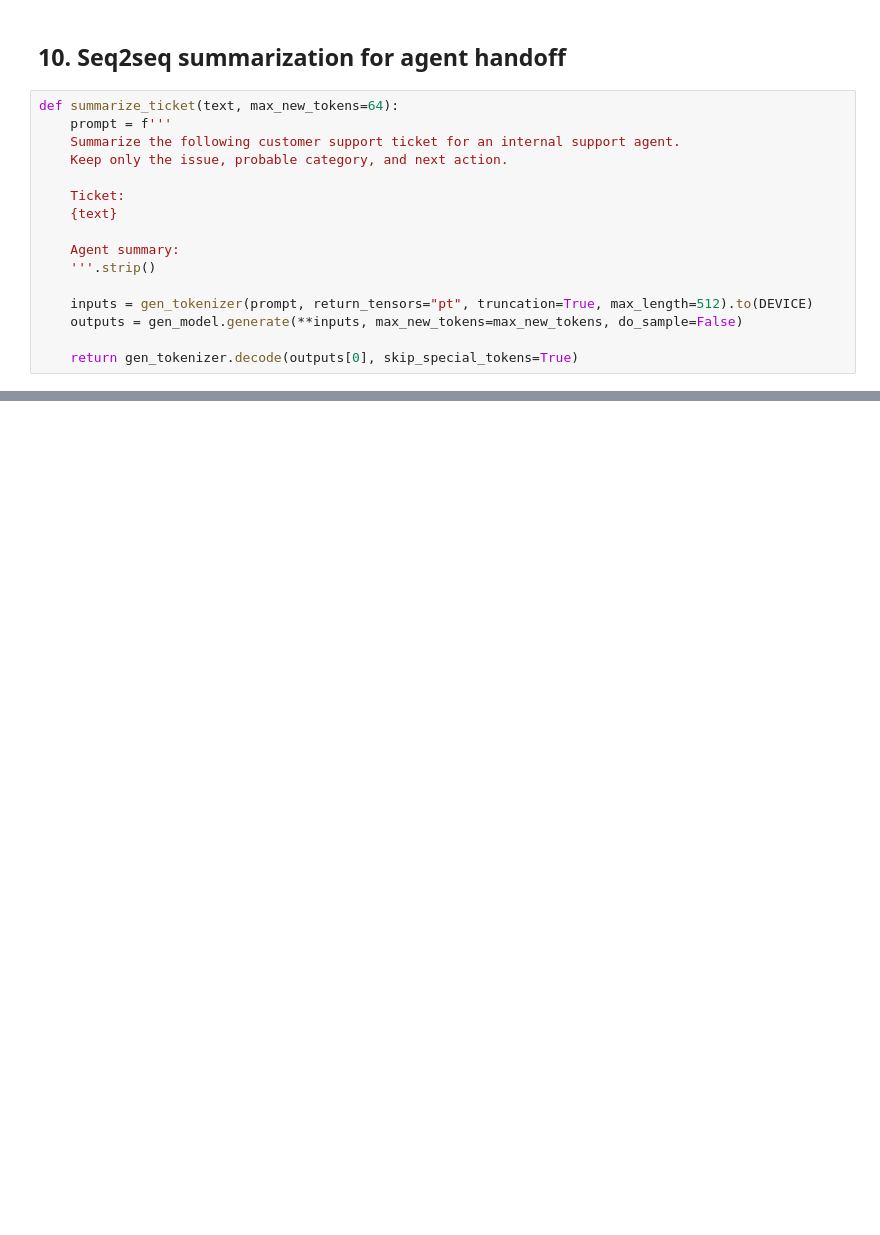
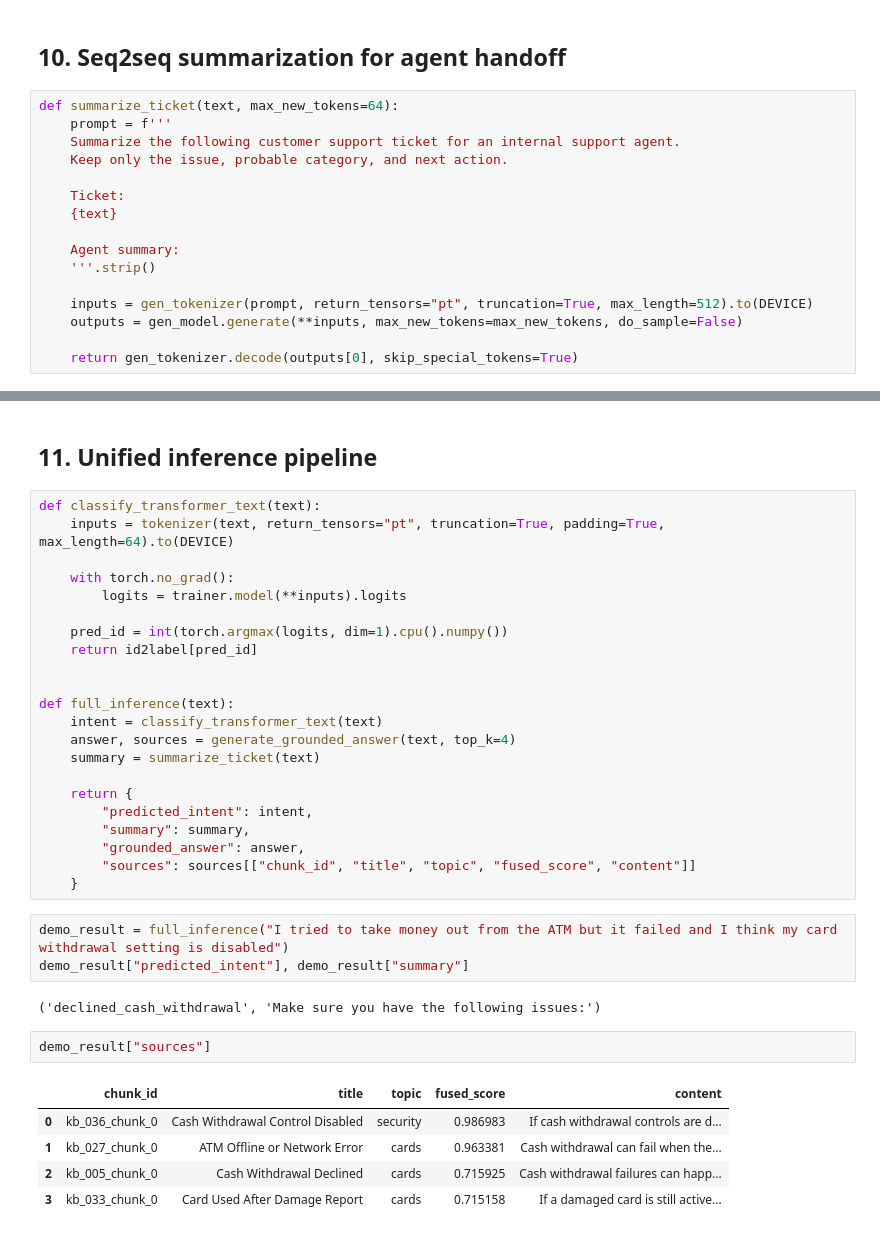
Before and after one commit to mdmohsin212/Kaggle-competitions, a Jupyter notebook: Support Ticket Intelligence/notebook/support_ticket.ipynb, the cells around one changed output, grey strips where cells are left out. Drawn from its saved outputs; the diff is of its cells as text; blank space fills up the shorter version.

```diff
--- a/Support Ticket Intelligence/notebook/support_ticket.ipynb
+++ b/Support Ticket Intelligence/notebook/support_ticket.ipynb
@@ -817,0 +818,37 @@ Summary:
+# %% [markdown]
+## 11. Unified inference pipeline
+# %%
+def classify_transformer_text(text):
+    inputs = tokenizer(text, return_tensors="pt", truncation=True, padding=True, max_length=64).to(DEVICE)
+
+    with torch.no_grad():
+        logits = trainer.model(**inputs).logits
+
+    pred_id = int(torch.argmax(logits, dim=1).cpu().numpy())
+    return id2label[pred_id]
+
+
+def full_inference(text):
+    intent = classify_transformer_text(text)
+    answer, sources = generate_grounded_answer(text, top_k=4)
+    summary = summarize_ticket(text)
+
+    return {
+        "predicted_intent": intent,
+        "summary": summary,
+        "grounded_answer": answer,
+        "sources": sources[["chunk_id", "title", "topic", "fused_score", "content"]]
+    }
+# %%
+demo_result = full_inference("I tried to take money out from the ATM but it failed and I think my card withdrawal setting is disabled")
+demo_result["predicted_intent"], demo_result["summary"]
+# %% [output]
+('declined_cash_withdrawal', 'Make sure you have the following issues:')
+# %%
+demo_result["sources"]
+# %% [output]
+|  | chunk_id | title | topic | fused_score | content |
+| 0 | kb_036_chunk_0 | Cash Withdrawal Control Disabled | security | 0.986983 | If cash withdrawal controls are d... |
+| 1 | kb_027_chunk_0 | ATM Offline or Network Error | cards | 0.963381 | Cash withdrawal can fail when the... |
+| 2 | kb_005_chunk_0 | Cash Withdrawal Declined | cards | 0.715925 | Cash withdrawal failures can happ... |
+| 3 | kb_033_chunk_0 | Card Used After Damage Report | cards | 0.715158 | If a damaged card is still active... |
```
Also changed, not shown: parts of 19 cells of this notebook.
